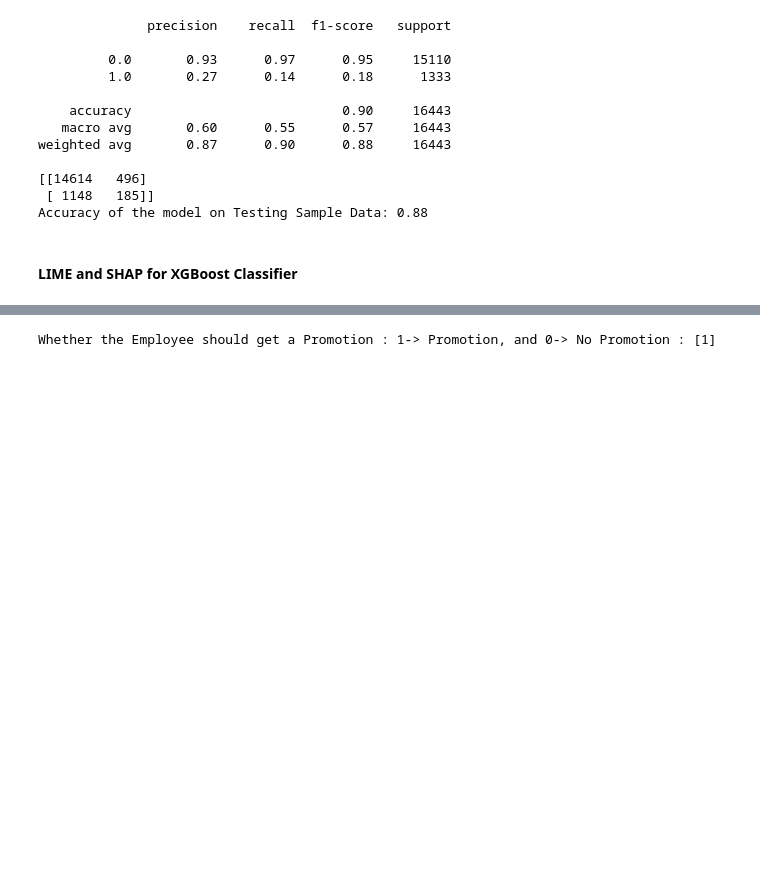
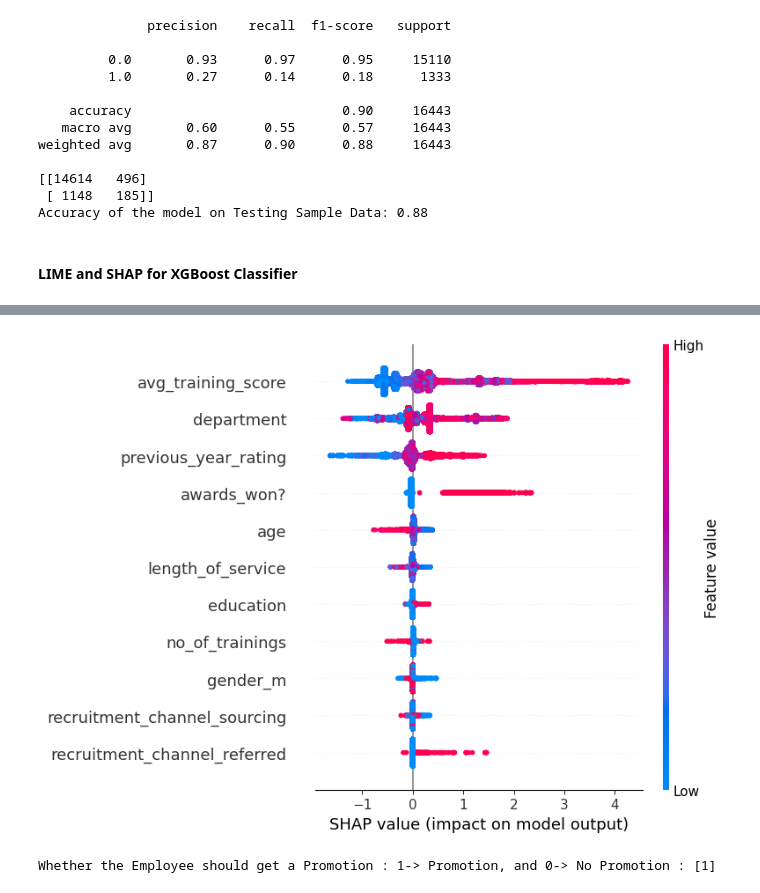
Before and after one commit to AbhirupB/Employee-Promotion-Streamlit-WebApp, a Jupyter notebook: Employee Promotion Prediction Model Training.ipynb, the cells around one changed output, grey strips where cells are left out. Cells and saved outputs as stored; diff of their text form; code cells hidden in the pictures; blank space fills up the shorter version.

Commit message:
lime and shap implementation

```diff
--- a/Employee Promotion Prediction Model Training.ipynb
+++ b/Employee Promotion Prediction Model Training.ipynb
@@ -391,3 +391,11 @@ lime_exp = lime_explainer.explain_instance(
 lime_exp.show_in_notebook(show_table=True)
 # %% [output]
 [interactive output not drawn]
+# %%
+import shap
+shap.initjs()
+
+shap_explainer = shap.TreeExplainer(model_xgb_fit)
+shap_values = shap_explainer.shap_values(x_resampled)
+
+shap.force_plot(shap_explainer.expected_value, shap_values[1, :], test_1)
@@ -394,3 +405,7 @@ lime_exp.show_in_notebook(show_table=True)
+# %%
+shap.summary_plot(shap_values, x_resampled)
+# %% [output]
+[figure, added]
 # %%
 prediction = model_xgb.predict(np.array([[1, #department
                                       3, #education
```
Also changed, not shown: parts of 1 cell of this notebook.
